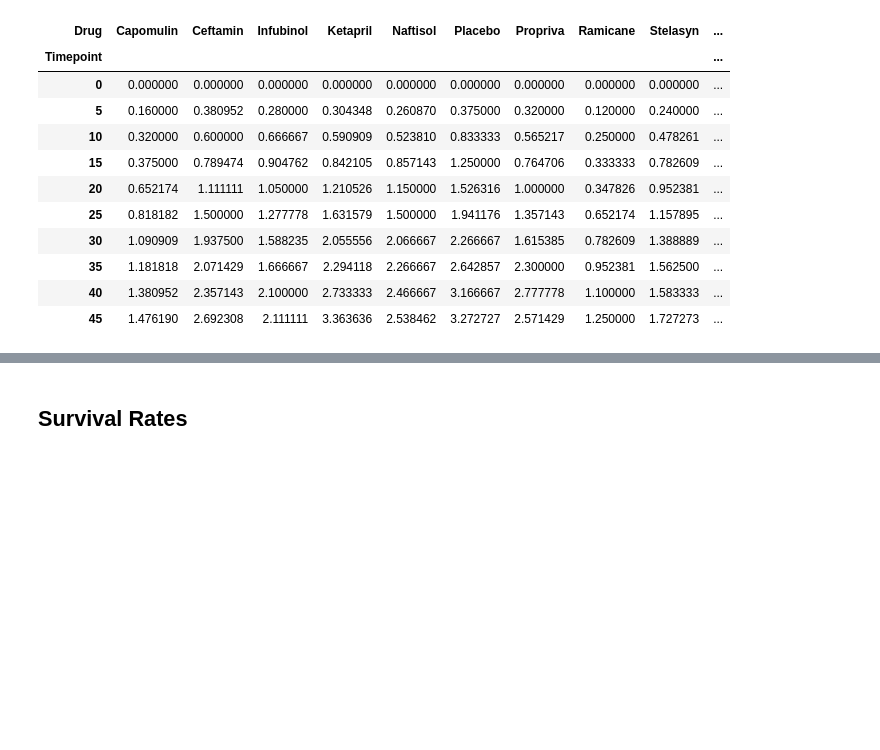
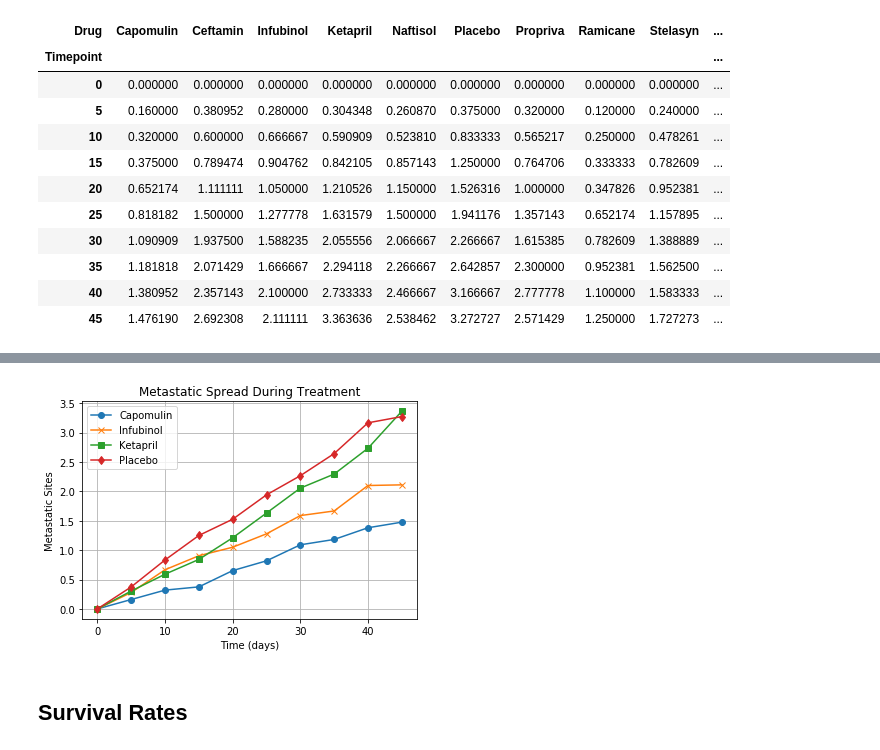
Before and after one commit to jacobklug/Klug_DataBootCampHW, a Jupyter notebook: 05 Matplotlib/05_KlugHW.ipynb, the cells around one changed output, grey strips where cells are left out. Cells and saved outputs as stored; diff of their text form; code cells hidden in the pictures; blank space fills up the shorter version.

```diff
--- a/05 Matplotlib/05_KlugHW.ipynb
+++ b/05 Matplotlib/05_KlugHW.ipynb
@@ -173,3 +179,29 @@ tumor_met_pivot.head(10)
+# %%
+# Generate the Plot (with Error Bars)
+x_axis = np.arange(0,50,5)
+
+fig, ax = plt.subplots()
+
+plt.plot(x_axis, tumor_met_pivot["Capomulin"], marker = "o", label = "Capomulin")
+plt.plot(x_axis, tumor_met_pivot["Infubinol"], marker = "x", label = "Infubinol")
+plt.plot(x_axis, tumor_met_pivot["Ketapril"], marker = "s", label = "Ketapril")
+plt.plot(x_axis, tumor_met_pivot["Placebo"], marker = "d", label = "Placebo")
+
+
+ax.set_xlabel("Time (days)")
+ax.set_ylabel("Metastatic Sites")
+ax.grid()
+ax.set_title("Metastatic Spread During Treatment")
+legend = ax.legend(loc='best', shadow=True)
+handles, labels = ax.get_legend_handles_labels()
+ax.legend(handles, labels )
+# Save the Figure
+plt.savefig("met_spread_during_treatment.png")
+
+# Show the Figure
+plt.show()
+# %% [output]
+[figure, added]
 # %% [markdown]
 ## Survival Rates
 # %%
```
Also changed, not shown: parts of 9 cells of this notebook, 4 other files.
